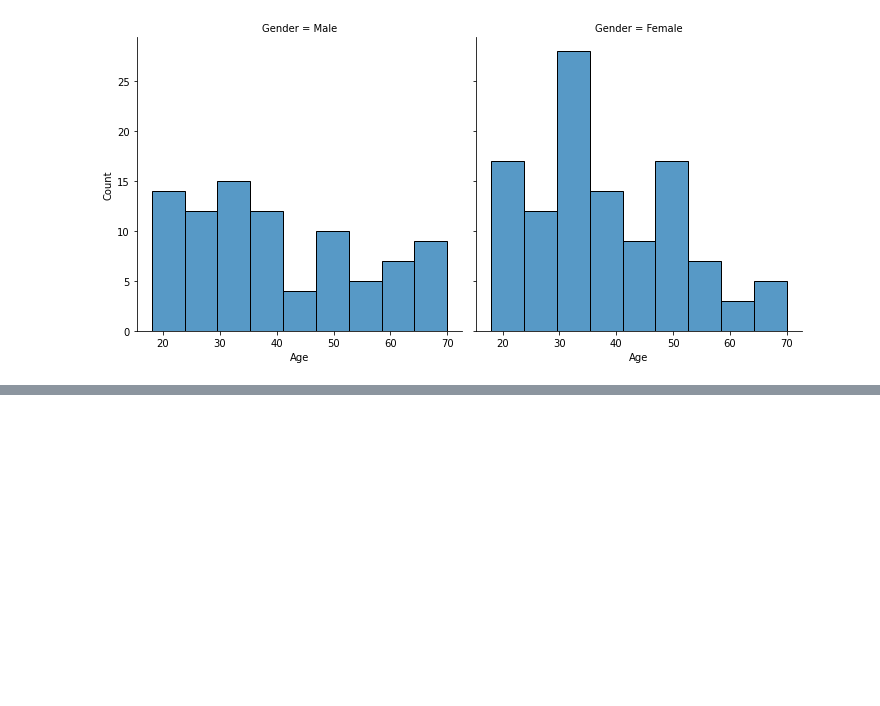
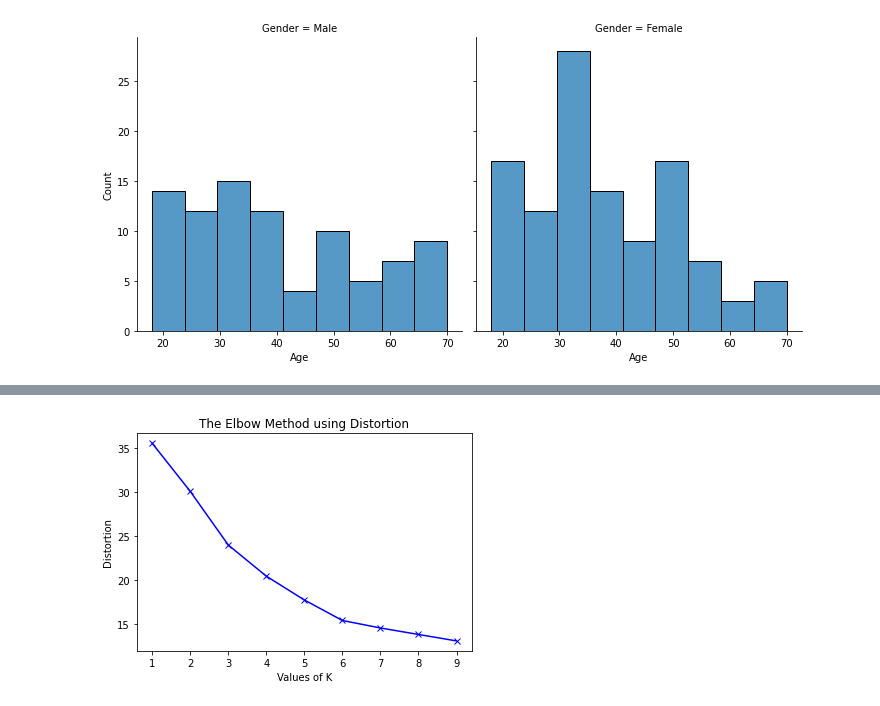
Before and after one commit to indianspidy/notebooks, a Jupyter notebook: CustomerSegmentationAnalytics.ipynb, the cells around one changed output, grey strips where cells are left out. Cells and saved outputs as stored; diff of their text form; code cells hidden in the pictures; blank space fills up the shorter version.

```diff
--- a/CustomerSegmentationAnalytics.ipynb
+++ b/CustomerSegmentationAnalytics.ipynb
@@ -166,0 +150,3 @@ sn.displot(data=df, x="Age", col="Gender", kind="hist", aspect=1)
+# %%
+# Selecting data frame only with numeric. Hence removing the 'Gender' column from data frame
+df = df.loc[:, df.columns != 'Gender']
@@ -166,0 +155,33 @@ sn.displot(data=df, x="Age", col="Gender", kind="hist", aspect=1)
+# %%
+# distortions:  the average of the squared distances from the cluster centers of the respective clusters.
+# Inertia: the sum of squared distances of samples to their closest cluster center.
+
+# objective: To find the optimal cluster K
+
+distortions = []
+inertias = []
+mapping1 = {}
+mapping2 = {}
+
+K = range(1, 10)
+
+for k in K:
+    # Building and fitting the model
+    kmeanModel = KMeans(n_clusters=k).fit(df)
+    kmeanModel.fit(df)
+
+    distortions.append(sum(np.min(cdist(df, kmeanModel.cluster_centers_, 'euclidean'), axis=1)) / df.shape[0])
+    inertias.append(kmeanModel.inertia_)
+
+    mapping1[k] = sum(np.min(cdist(df, kmeanModel.cluster_centers_, 'euclidean'), axis=1)) /df.shape[0]
+    mapping2[k] = kmeanModel.inertia_
+# %%
+# Plotting the distortions to find optimal k
+
+plt.plot(K, distortions, 'bx-')
+plt.xlabel('Values of K')
+plt.ylabel('Distortion')
+plt.title('The Elbow Method using Distortion')
+plt.show()
+# %% [output]
+[figure, added]
```
Also changed, not shown: parts of 27 cells of this notebook.
